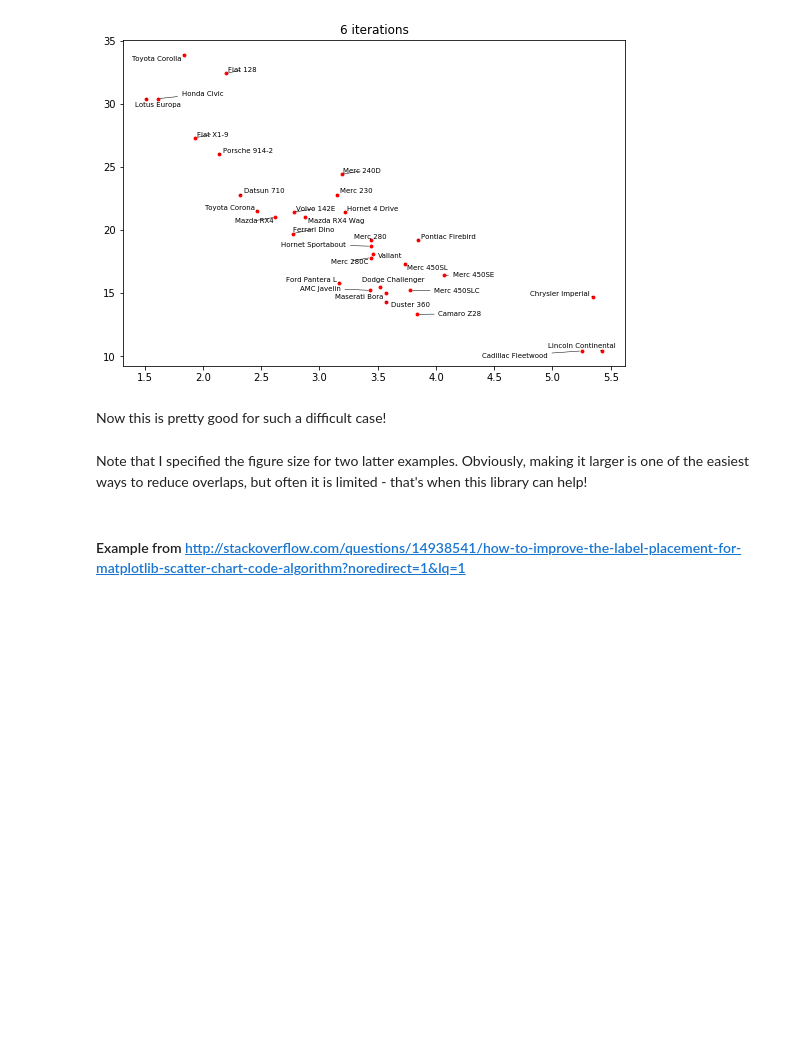
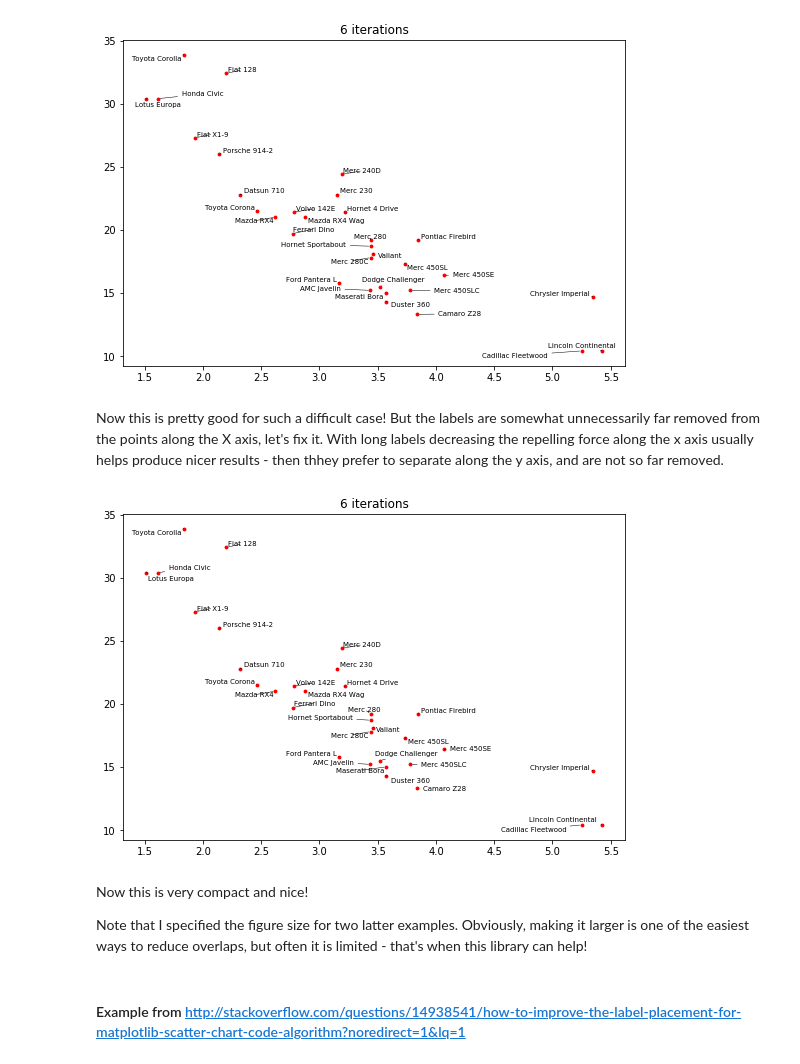
Before and after one commit to Phlya/adjustText, a Jupyter notebook: examples/Examples.ipynb, the cells around one changed output. Drawn from its saved outputs; the diff is of its cells as text; code cells hidden in the pictures; blank space fills up the shorter version.

```diff
--- a/examples/Examples.ipynb
+++ b/examples/Examples.ipynb
@@ -156,14 +156,14 @@ And this is very nice now!
 #### Now a classical mtcars dataset; example from ggrepel package for R
 # %%
 mtcars = pd.read_csv('mtcars.csv')
-def plot_mtcars(adjust=False):
+def plot_mtcars(adjust=False, *args, **kwargs):
     plt.figure(figsize=(9, 6))
     plt.scatter(mtcars['wt'], mtcars['mpg'], s=15, c='r', edgecolors=(1,1,1,0))
     texts = []
     for x, y, s in zip(mtcars['wt'], mtcars['mpg'], mtcars['Car']):
         texts.append(plt.text(x, y, s, size=7))
     if adjust:
-        plt.title(str(adjust_text(texts, arrowprops=dict(arrowstyle="-", color='k', lw=0.5)))+' iterations')
+        plt.title('%s iterations' % adjust_text(texts, arrowprops=dict(arrowstyle="-", color='k', lw=0.5), **kwargs))
 _ = plot_mtcars()
 # %% [output]
 [figure]
@@ -173,9 +173,15 @@ Aaa everything is overlapping!!! Crazy. Let's fix it.
 plot_mtcars(adjust=True)
 # %% [output]
 [figure]
-# %% [markdown]
-Now this is pretty good for such a difficult case!
+# %% [markdown]
+Now this is pretty good for such a difficult case! But the labels are somewhat unnecessarily far removed from the points along the X axis, let's fix it. With long labels decreasing the repelling force along the x axis usually helps produce nicer results - then thhey prefer to separate along the y axis, and are not so far removed.
+# %%
+plot_mtcars(adjust=True, force_text=(0.2, 1)) #Default is (0.5, 1) already to somewhat account for this effect, but here some labels are very long.
+# %% [output]
+[figure, added]
 # %% [markdown]
+Now this is very compact and nice!
+
 Note that I specified the figure size for two latter examples. Obviously, making it larger is one of the easiest ways to reduce overlaps, but often it is limited - that's when this library can help!
 # %% [markdown]
 #### Example from http://stackoverflow.com/questions/14938541/how-to-improve-the-label-placement-for-matplotlib-scatter-chart-code-algorithm?noredirect=1&lq=1
```
Also changed, not shown: parts of 11 cells of this notebook, 1 other file.
